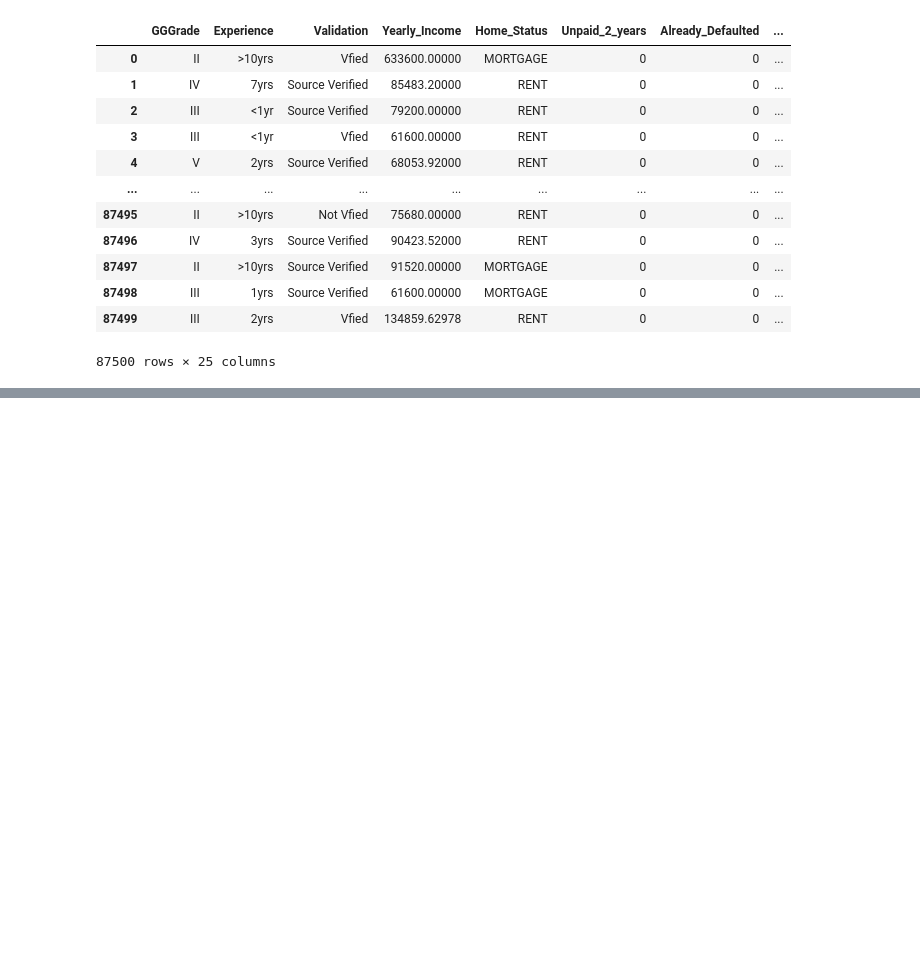
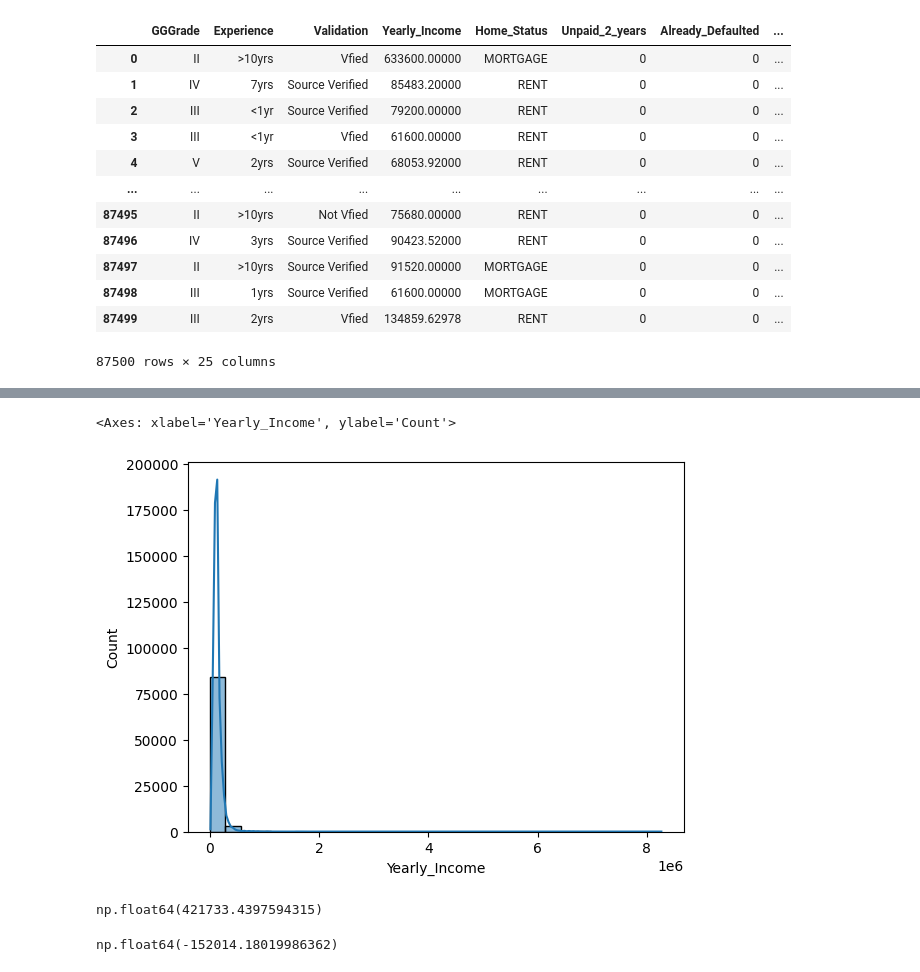
Before and after one commit to pokharel-aayush/data_science, a Jupyter notebook: Data_Train.ipynb, the cells around one changed output, grey strips where cells are left out. Cells and saved outputs as stored; diff of their text form; code cells hidden in the pictures; blank space fills up the shorter version.

```diff
--- a/Data_Train.ipynb
+++ b/Data_Train.ipynb
@@ -348,0 +446,15 @@ for col in columns:
+# %%
+sns.histplot(data=df,x='Yearly_Income',bins=30,kde=True)
+# %% [output]
+<Axes: xlabel='Yearly_Income', ylabel='Count'>
+[figure, added]
+# %%
+UL=df['Yearly_Income'].mean()+3*df['Yearly_Income'].std()
+UL
+# %% [output]
+np.float64(421733.4397594315)
+# %%
+LL=df['Yearly_Income'].mean()-3*df['Yearly_Income'].std()
+LL
+# %% [output]
+np.float64(-152014.18019986362)
```
Also changed, not shown: parts of 17 cells of this notebook.
